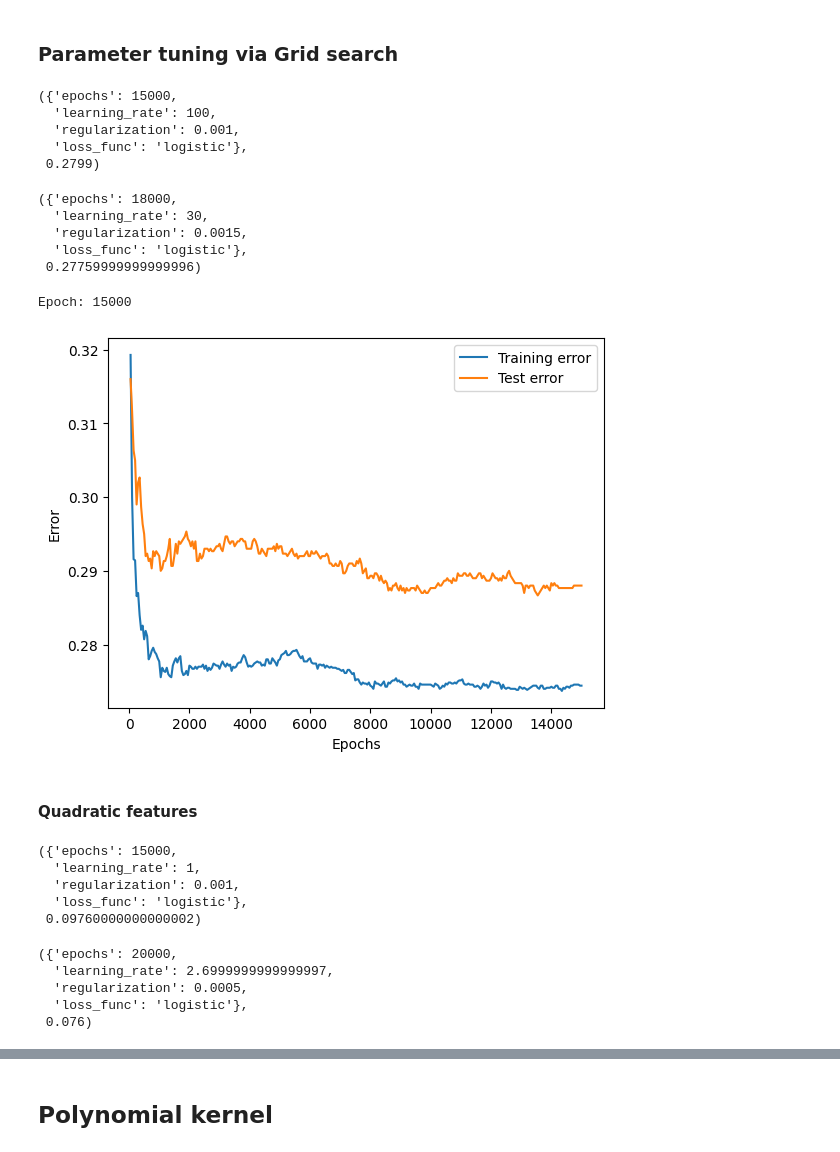
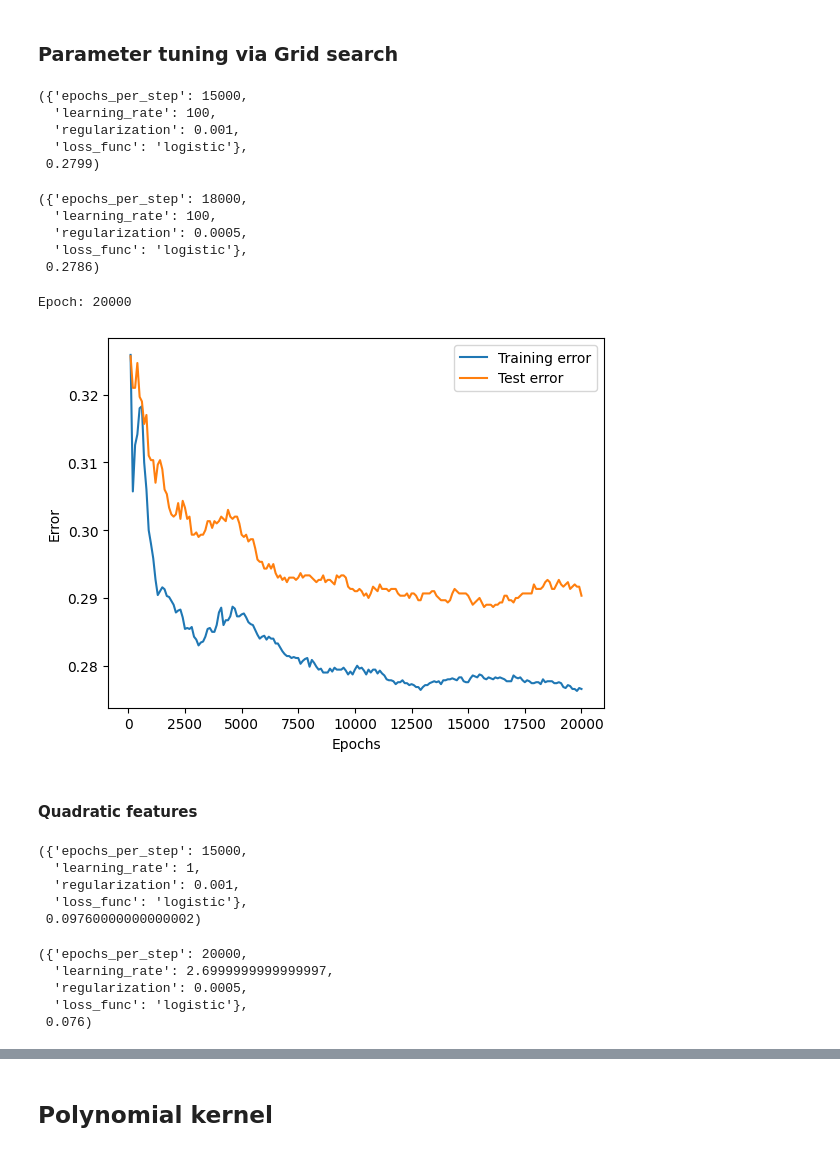
Before and after one commit to mattia01017/kernelized-linear-classification, a Jupyter notebook: src/analysis.ipynb, the cells around one changed output, grey strips where cells are left out. Saved outputs shown, nothing was run; the diff lists cells and outputs as text; code cells hidden in the pictures.

```diff
--- a/src/analysis.ipynb
+++ b/src/analysis.ipynb
@@ -123,7 +125,7 @@ def train_by_steps(
 # %% [markdown]
 # Perceptron
 # %%
-model = predictors.Perceptron(epochs_per_step=20)
+model = predictors.Perceptron(epochs_per_step=50)
 
 train_err, test_err, epochs = train_by_steps(model, 5000, 50)
 
@@ -311,7 +312,7 @@ gammas[i], loss
 epoch_step = 2
 model = predictors.KernelPerceptron(kernel=kernels.gaussian(1.5), epochs_per_step=epoch_step)
 
-train_errs, test_errs, epochs = train_by_steps(model, 10, epoch_step, True)
+train_errs, test_errs, epochs = train_by_steps(model, 20, epoch_step)
 
 with open("../experiments/kgauss_perceptron2.json", "w") as f:
     json.dump({"train_err": train_err, "test_err": test_err, "epochs": epochs}, f)
@@ -514,7 +520,7 @@ with open("../hyperparameters/svm_log.json", "w") as f:
 
 best_param, loss
 # %% [output]
-({'epochs': 15000,
+({'epochs_per_step': 15000,
   'learning_rate': 100,
   'regularization': 0.001,
   'loss_func': 'logistic'},
@@ -522,7 +528,7 @@ best_param, loss
 # %%
 params = {
     "epochs_per_step": [15000, 18000, 20000],
-    "learning_rate": [30*i for i in range(1, 11)],
+    "learning_rate": [20*i for i in range(1, 11)],
     "regularization": [0.0005*i for i in range(1, 11)],
     "loss_func": ["logistic"],
     "random": [random.Random(1)]
@@ -543,35 +549,35 @@ with open("../hyperparameters/svm2_log.json", "w") as f:
 
 best_param, loss
 # %% [output]
-({'epochs': 18000,
-  'learning_rate': 30,
-  'regularization': 0.0015,
+({'epochs_per_step': 18000,
+  'learning_rate': 100,
+  'regularization': 0.0005,
   'loss_func': 'logistic'},
- 0.27759999999999996)
+ 0.2786)
 # %%
 with open("../hyperparameters/svm2_log.json") as f:
     best_param = json.load(f)["params"]
 
 del best_param["epochs_per_step"]
 
 
-model = predictors.SVM(**best_param, epochs_per_step=50, random=random.Random(i))
-train_err, test_err, epochs = train_by_steps(model, 15000, 50)
+model = predictors.SVM(**best_param, epochs_per_step=50, random=random.Random(1))
+train_err, test_err, epochs = train_by_steps(model, 20000, 100)
 model.dump("../predictor_dumps/svm_log.json")
 
 with open("../experiments/svm_log.json", "w") as f:
     json.dump({"train_err": train_err, "test_err": test_err, "epochs": epochs}, f)
 
 plt.plot(epochs, train_err)
 plt.plot(epochs, test_err)
 plt.legend(["Training error", "Test error"])
 plt.xlabel("Epochs")
 plt.ylabel("Error")
 
 plt.show()
 # %% [output]
-Epoch: 15000
+Epoch: 20000
-[figure, old version]
+[figure, new version]
 # %% [markdown]
 #### Quadratic features
 # %%
@@ -600,14 +606,14 @@ with open("../hyperparameters/quad_svm_log.json", "w") as f:
 
 best_param, loss
 # %% [output]
-({'epochs': 15000,
+({'epochs_per_step': 15000,
   'learning_rate': 1,
   'regularization': 0.001,
   'loss_func': 'logistic'},
  0.09760000000000002)
 # %%
 params = {
-    "epochs": [15000, 18000, 20000],
+    "epochs_per_step": [15000, 18000, 20000],
     "learning_rate": [0.3*i for i in range(1, 11)],
     "regularization": [0.0005*i for i in range(1, 11)],
     "loss_func": ["logistic"],
@@ -630,7 +636,7 @@ with open("../hyperparameters/quad_svm2_log.json", "w") as f:
 
 best_param, loss
 # %% [output]
-({'epochs': 20000,
+({'epochs_per_step': 20000,
   'learning_rate': 2.6999999999999997,
   'regularization': 0.0005,
   'loss_func': 'logistic'},
```
Also changed, not shown: parts of 15 cells of this notebook, 25 other files.
